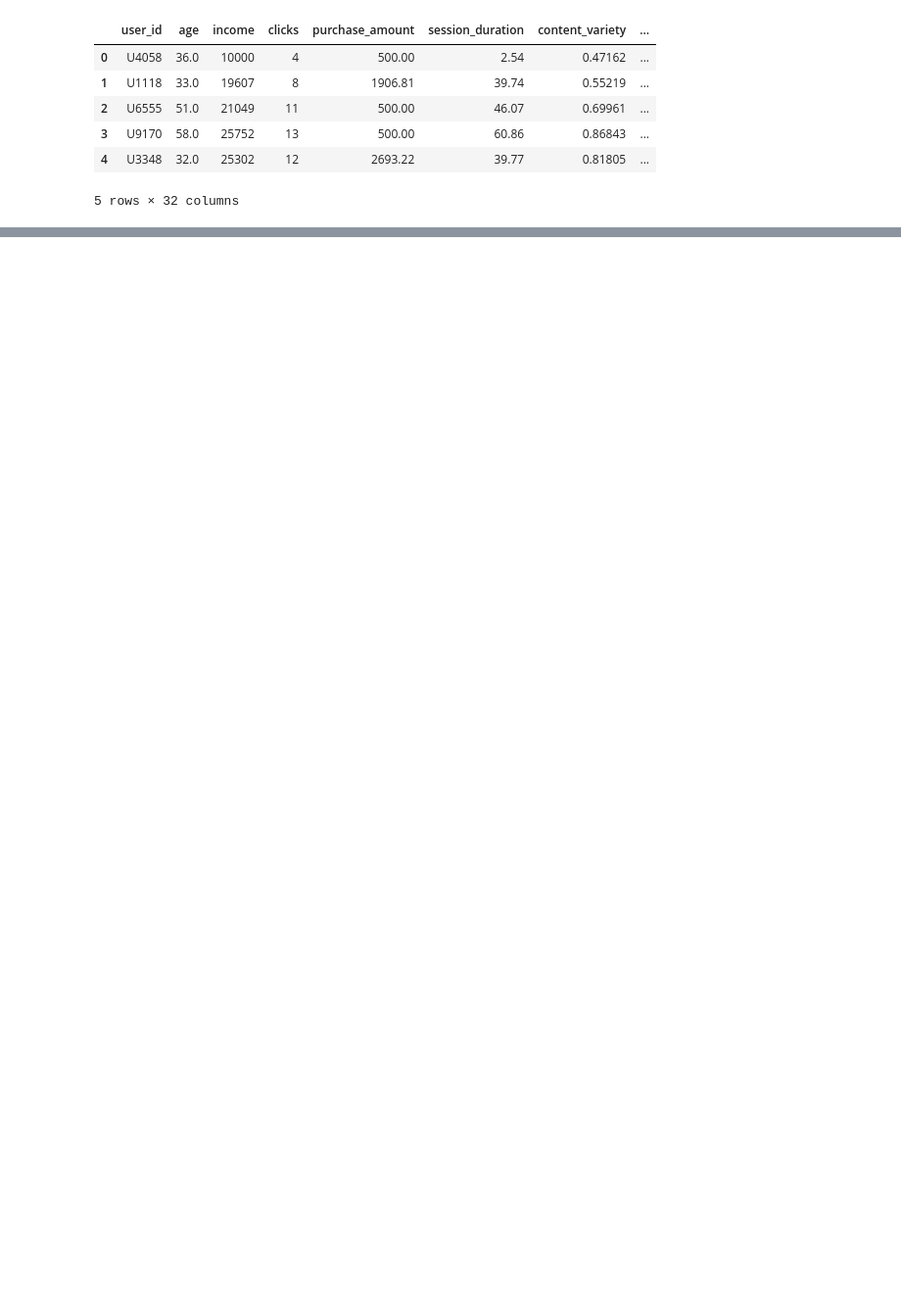
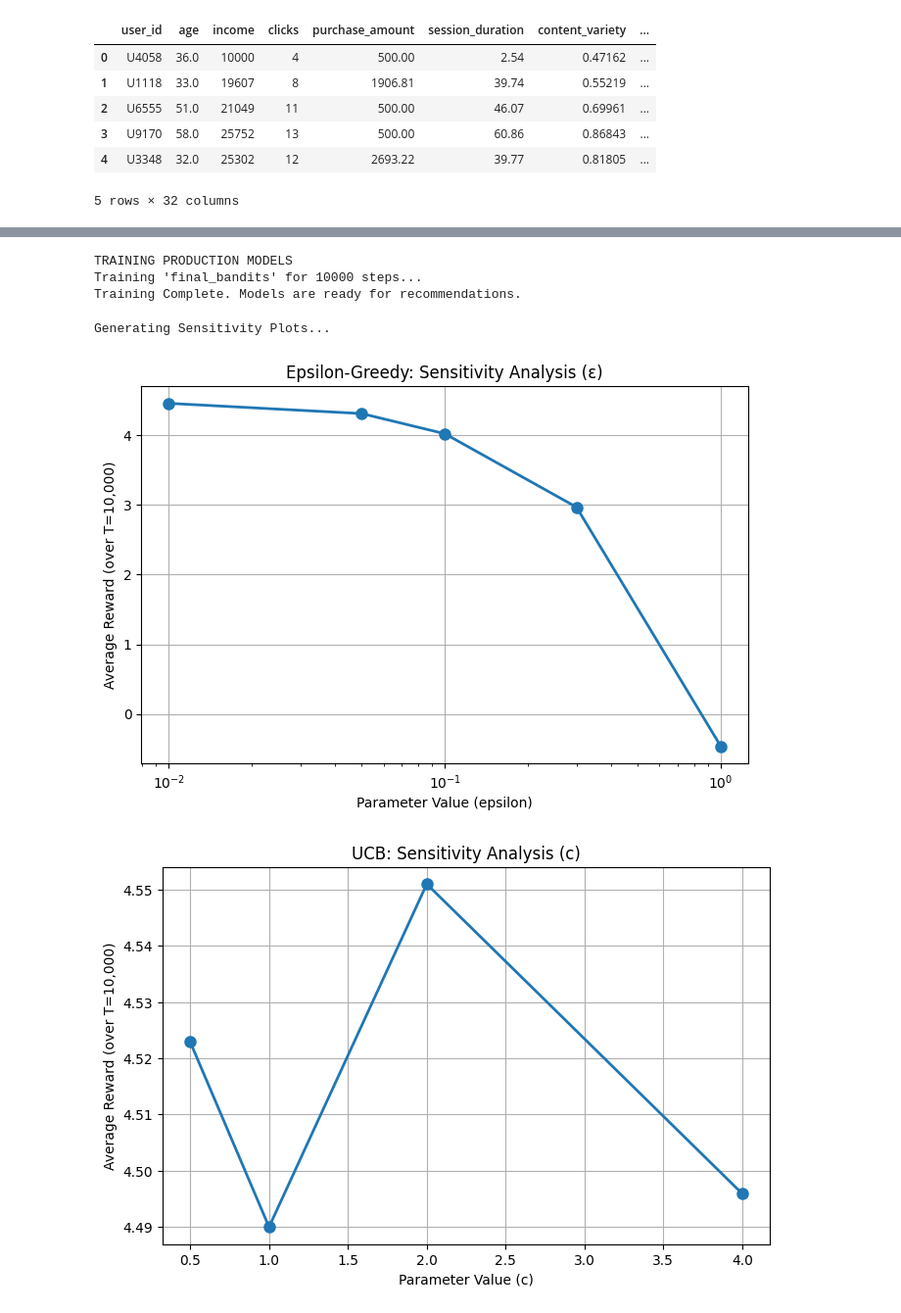
Before and after one commit to Saksham-Bali/lab3-contextual-bandit, a Jupyter notebook: lab3_results_U20230061.ipynb, the cells around one changed output, grey strips where cells are left out. Shown at 98% size. Cells and saved outputs as stored; diff of their text form; code cells hidden in the pictures; blank space fills up the shorter version.

```diff
--- a/lab3_results_U20230061.ipynb
+++ b/lab3_results_U20230061.ipynb
@@ -144,0 +497,30 @@ weighted avg       0.88      0.88      0.88       400
+# %%
+print("TRAINING PRODUCTION MODELS")
+
+# 1. Initialize bandits
+final_bandits = {
+    'user_1': UCB(c=0.5),
+    'user_2': UCB(c=0.5),
+    'user_3': UCB(c=0.5)
+}
+
+# 2. Train
+train_steps = 10000
+print(f"Training 'final_bandits' for {train_steps} steps...")
+
+for t in range(train_steps):
+    context = np.random.choice(['user_1', 'user_2', 'user_3'])
+
+    bandit = final_bandits[context]
+    arm_idx = bandit.select_arm()
+
+    global_arm = get_global_arm_index(context, arm_idx)
+    reward = reward_sampler.sample(global_arm)
+
+    bandit.update(arm_idx, reward)
+
+print("Training Complete. Models are ready for recommendations.")
+# %% [output]
+TRAINING PRODUCTION MODELS
+Training 'final_bandits' for 10000 steps...
+Training Complete. Models are ready for recommendations.
@@ -144,0 +590,35 @@ weighted avg       0.88      0.88      0.88       400
+# %%
+# 5.5.3 Hyperparameter Sensitivity Analysis
+
+def plot_parameter_sensitivity(results, param_name, title, log_scale=False):
+    params = sorted(results.keys())
+    avg_rewards = []
+
+    for p in params:
+        mean_reward = np.mean(results[p]['total'])
+        avg_rewards.append(mean_reward)
+
+    plt.figure(figsize=(8, 5))
+    plt.plot(params, avg_rewards, marker='o', linestyle='-', linewidth=2, markersize=8)
+
+    plt.xlabel(f"Parameter Value ({param_name})")
+    plt.ylabel("Average Reward (over T=10,000)")
+    plt.title(title)
+
+    if log_scale:
+        plt.xscale('log')
+
+    plt.grid(True)
+    plt.show()
+
+print("Generating Sensitivity Plots...")
+
+# 1. Epsilon-Greedy Sensitivity
+plot_parameter_sensitivity(results_eps, 'epsilon', 'Epsilon-Greedy: Sensitivity Analysis (ε)', log_scale=True)
+
+# 2. UCB Sensitivity
+plot_parameter_sensitivity(results_ucb, 'c', 'UCB: Sensitivity Analysis (c)')
+# %% [output]
+Generating Sensitivity Plots...
+[figure, added]
+[figure, added]
```
Also changed, not shown: parts of 29 cells of this notebook, 1 other file.
